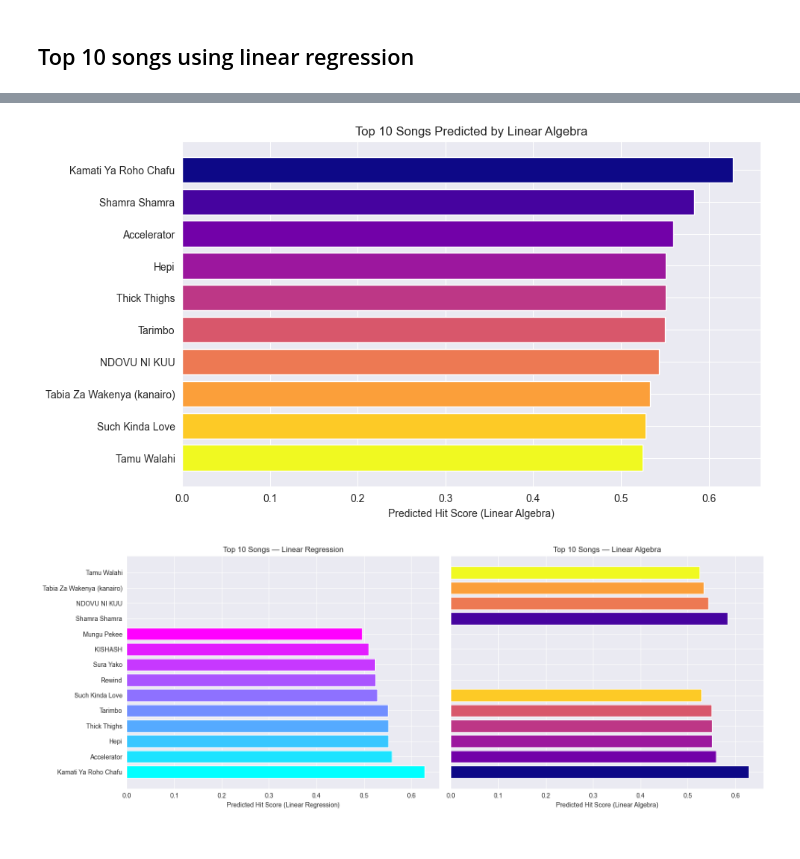
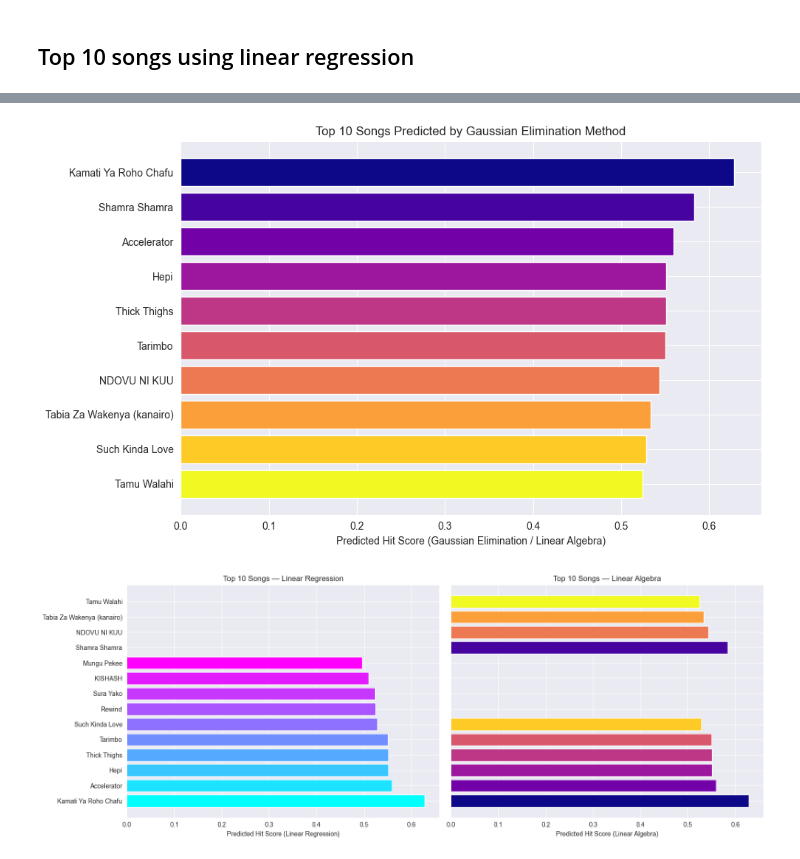
Before and after one commit to kakinachristine/HitSongPredictor, a Jupyter notebook: KenyanSongPredictionML.ipynb, the cells around one changed output, grey strips where cells are left out. Saved outputs shown, nothing was run; the diff lists cells and outputs as text; code cells hidden in the pictures.

```diff
--- a/KenyanSongPredictionML.ipynb
+++ b/KenyanSongPredictionML.ipynb
@@ -371,11 +379,15 @@ plt.show()
 # %%
-
 plt.figure(figsize=(10,6))
-plt.barh(top_10_la['track_name'], top_10_la['predicted_hit_score'], color=plt.cm.plasma(np.linspace(0, 1, len(top_10_la))))
-plt.xlabel('Predicted Hit Score (Linear Algebra)')
-plt.title('Top 10 Songs Predicted by Linear Algebra')
-plt.gca().invert_yaxis()  # highest on top
+plt.barh(
+    top10_pred['track_name'],
+    top10_pred['predicted_hit_score_gauss'],
+    color=plt.cm.plasma(np.linspace(0, 1, len(top10_pred)))  # nice gradient
+)
+plt.xlabel('Predicted Hit Score (Gaussian Elimination / Linear Algebra)')
+plt.title('Top 10 Songs Predicted by Gaussian Elimination Method')
+plt.gca().invert_yaxis()
+plt.tight_layout()
 plt.show()
 # %% [output]
-[figure, old version]
+[figure, new version]
 # %%
```
Also changed, not shown: parts of 14 cells of this notebook.
